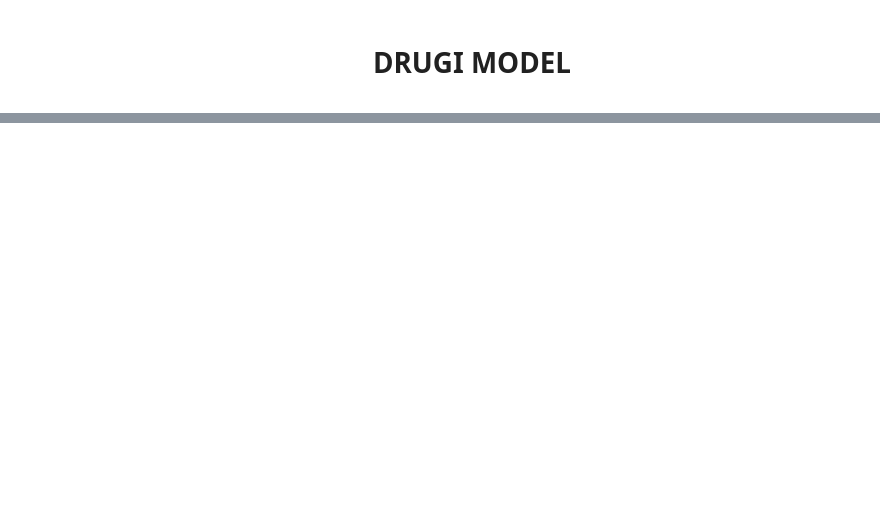
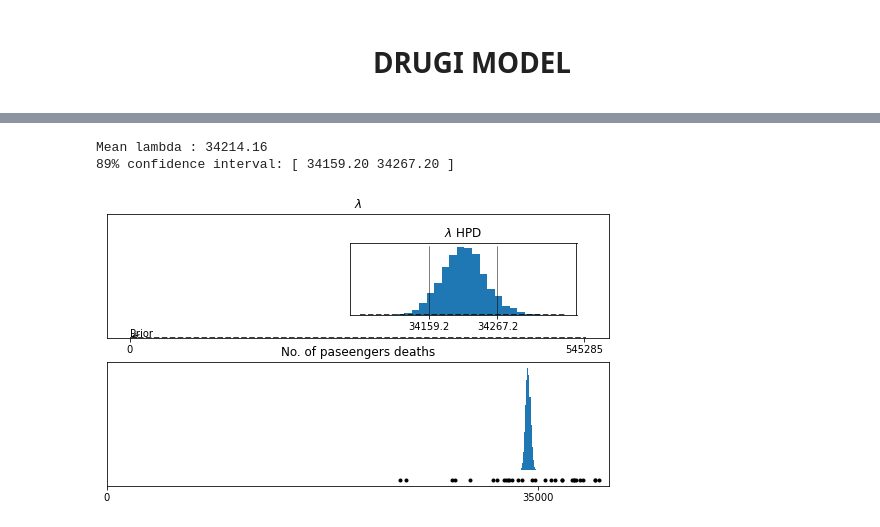
Before and after one commit to FilipZmija/Projekt, a Jupyter notebook: Project/project.ipynb, the cells around one changed output, grey strips where cells are left out. Drawn from its saved outputs; the diff is of its cells as text; code cells hidden in the pictures; blank space fills up the shorter version.

```diff
--- a/Project/project.ipynb
+++ b/Project/project.ipynb
@@ -170,0 +240,2 @@ plt.show()
+# %%
+model = CmdStanModel(stan_file='prior_tune.stan')
@@ -170,0 +327,2 @@ plt.show()
+# %%
+model_car = CmdStanModel(stan_file='car_posterior.stan')
@@ -170,0 +331,7 @@ plt.show()
+# %%
+data_car = dict(M = len(df),
+                y = np.round(df['Fatalities'].values),
+                sigma=int(sigma))
+fit_car = model_car.sample(data=data_car, seed=2902020)
+lam = fit_car.stan_variable('lambda')
+y_sim_c = fit_car.stan_variable('y_sim')
@@ -170,0 +351,47 @@ plt.show()
+# %%
+mean_lam = np.mean(lam)
+cinf_lam = az.hdi(lam, 0.89)
+hdi_width = cinf_lam[1] - cinf_lam[0]
+
+print('Mean lambda : {:4.2f}'.format(mean_lam))
+print('89% confidence interval: [',*['{:4.2f}'.format(k) for k in cinf_lam],']')
+# %% [output]
+Mean lambda : 34214.16
+89% confidence interval: [ 34159.20 34267.20 ]
+# %%
+fig, axes = plt.subplots(2, 1,figsize=(9, 5))
+ax1 = axes[0]
+ax1.hist(lam, bins=20, density=True)
+x = np.linspace(0, int(prob), 1000)
+
+ax1.plot(x, 2 * stats.norm.pdf(x, 0, sigma), color='black', linestyle='--')
+arr_y_loc = 2 * stats.norm.pdf(50, 0, sigma)
+ax1.annotate(text='Prior', xy=(50, arr_y_loc), xytext=(100, 10 * arr_y_loc), arrowprops={'arrowstyle':'->'})
+ax1.set_xticks([0, lam_ub[0]])
+ax1.set_yticks([])
+ax1.set_title(r'$\lambda$')
+
+ax_sm = plt.axes([0.5,0.6,0.35,0.2])
+x_sm = np.linspace(cinf_lam[0]-hdi_width,cinf_lam[1]+hdi_width,200)
+ax_sm.hist(lam, bins=20, density=True)
+ax_sm.plot(x_sm, 2 * stats.norm.pdf(x_sm, 0, sigma), color='black', linestyle='--')
+ax_sm.annotate(text='', xy=(cinf_lam[0] - .2, 0.2), xytext=(cinf_lam[1] + .2, 0.2), arrowprops=dict(arrowstyle='<->'))
+ax_sm.plot([cinf_lam[0], cinf_lam[0]], [0, 0.012], color='black', linestyle='-', linewidth=0.5)
+ax_sm.plot([cinf_lam[1], cinf_lam[1]], [0, 0.012], color='black', linestyle='-', linewidth=0.5)
+
+ax_sm.set_xticks(np.round([cinf_lam[0], cinf_lam[1]],2))
+ax_sm.set_yticks([])
+ax_sm.set_title(r'$\lambda$ HPD')
+
+
+ax2 = axes[1]
+ax2.hist(y_sim_c.flatten(), density=True, bins=20, zorder=1)
+ax2.scatter(deaths, 0.0002 * dta_cnt, color='black', marker='.', zorder=2)
+ax2.set_xticks([0, np.max(y_sim_c)])
+
+ax2.set_yticks([])
+
+ax2.set_title('No. of paseengers deaths')
+plt.show()
+# %% [output]
+[figure, added]
```
Also changed, not shown: parts of 28 cells of this notebook, 21 other files.
